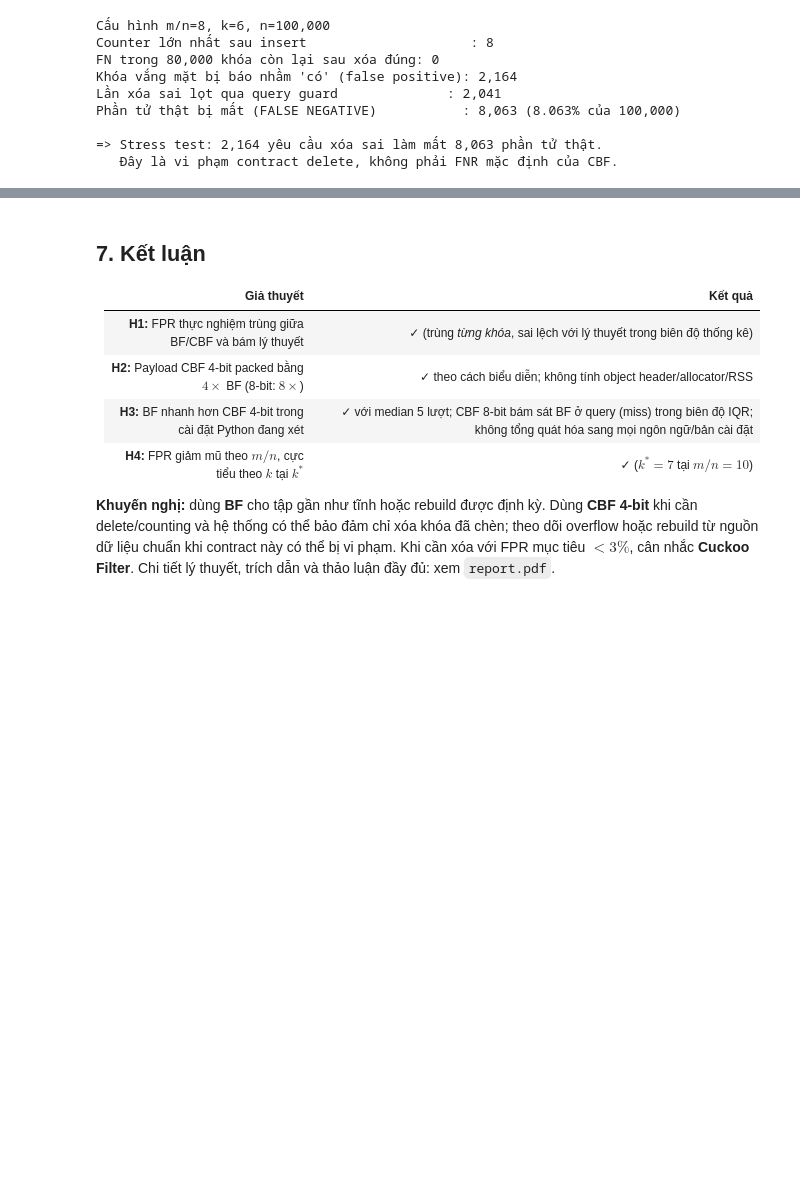
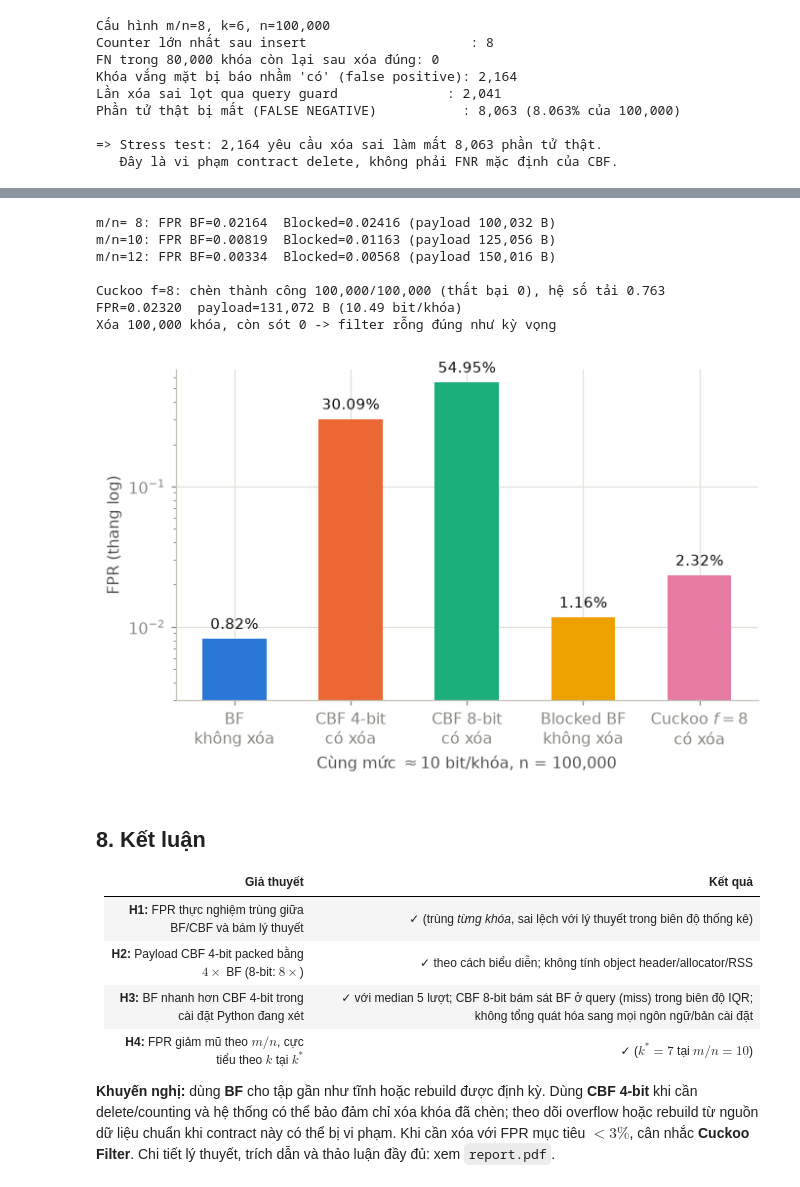
Before and after one commit to duykhanhxx03/data-mining-ex, a Jupyter notebook: thuc_nghiem.ipynb, the cells around one changed output, grey strips where cells are left out. Drawn from its saved outputs; the diff is of its cells as text; code cells hidden in the pictures; blank space fills up the shorter version.

```diff
--- a/thuc_nghiem.ipynb
+++ b/thuc_nghiem.ipynb
@@ -505,5 +611,66 @@ Phần tử thật bị mất (FALSE NEGATIVE)           : 8,063 (8.063% của 1
+# %%
+# --- Blocked BF vs BF chuan: FPR o cung m, k ---
+blk_rows = []
+for r in (8, 10, 12):
+    m, k = r * N, optimal_k(r * N, N)
+    bf_s, blk = BloomFilter(m, k), BlockedBloomFilter(m, k)
+    for x in PRESENT:
+        bf_s.insert(x); blk.insert(x)
+    row = dict(ratio=r, fpr_bf=measure_fpr(bf_s, ABSENT),
+               fpr_blk=measure_fpr(blk, ABSENT), mem_blk=blk.memory_bytes())
+    blk_rows.append(row)
+    print(f"m/n={r:>2}: FPR BF={row['fpr_bf']:.5f}  Blocked={row['fpr_blk']:.5f} "
+          f"(payload {row['mem_blk']:,} B)")
+blk10 = next(r for r in blk_rows if r["ratio"] == 10)
+
+# --- Cuckoo Filter: fingerprint 8 bit, 2^15 bucket x 4 cho ---
+ck = CuckooFilter(1 << 15, fp_bits=8)
+t0 = time.perf_counter()
+ok = sum(ck.insert(x) for x in PRESENT)
+ck_ins = N / (time.perf_counter() - t0)
+ck_load = ck.load_factor()
+ck_fpr = measure_fpr(ck, ABSENT)
+ck_q = timed_once(ck.query, ABSENT)
+t0 = time.perf_counter()
+deleted = sum(ck.delete(x) for x in PRESENT)
+ck_del = N / (time.perf_counter() - t0)
+ck_leftover = sum(1 for x in PRESENT if ck.query(x))
+print(f"\nCuckoo f=8: chèn thành công {ok:,}/{N:,} (thất bại {ck.failed}), "
+      f"hệ số tải {ck_load:.3f}")
+print(f"FPR={ck_fpr:.5f}  payload={ck.memory_bytes():,} B "
+      f"({8 * ck.memory_bytes() / N:.2f} bit/khóa)")
+print(f"Xóa {deleted:,} khóa, còn sót {ck_leftover} -> filter rỗng đúng như kỳ vọng")
+
+# --- bieu do: FPR o cung ~10 bit/khoa ---
+q10 = e1.set_index("ratio").loc[10]
+names = ["BF\nkhông xóa", "CBF 4-bit\ncó xóa", "CBF 8-bit\ncó xóa",
+         "Blocked BF\nkhông xóa", "Cuckoo $f{=}8$\ncó xóa"]
+vals = [q10.fpr_emp, float(e3.set_index("cấu_trúc").loc["CBF 4-bit", "FPR_đo_được"]),
+        float(e3.set_index("cấu_trúc").loc["CBF 8-bit", "FPR_đo_được"]),
+        blk10["fpr_blk"], ck_fpr]
+cols = [C_BF, C_CBF4, C_CBF8, "#eda100", "#e87ba4"]
+fig, ax = plt.subplots(figsize=(7.0, 4.0))
+bars = ax.bar(names, vals, color=cols, width=0.55)
+for bar, v in zip(bars, vals):
+    ax.text(bar.get_x() + bar.get_width() / 2, v * 1.18, f"{100 * v:.2f}%",
+            ha="center", color=INK, fontsize=10)
+ax.set_yscale("log")
+ax.set_ylim(bottom=3e-3)
+ax.set_ylabel("FPR (thang log)")
+ax.set_xlabel(f"Cùng mức $\\approx$10 bit/khóa, n = {N:,}")
+fig.savefig("fig/variants.png", dpi=200, bbox_inches="tight")
+plt.show()
+# %% [output]
+m/n= 8: FPR BF=0.02164  Blocked=0.02416 (payload 100,032 B)
+m/n=10: FPR BF=0.00819  Blocked=0.01163 (payload 125,056 B)
+m/n=12: FPR BF=0.00334  Blocked=0.00568 (payload 150,016 B)
+
+Cuckoo f=8: chèn thành công 100,000/100,000 (thất bại 0), hệ số tải 0.763
+FPR=0.02320  payload=131,072 B (10.49 bit/khóa)
+Xóa 100,000 khóa, còn sót 0 -> filter rỗng đúng như kỳ vọng
+[figure, added]
 # %% [markdown]
-## 7. Kết luận
+## 8. Kết luận
 
 | Giả thuyết | Kết quả |
 |---|---|
```
Also changed, not shown: parts of 5 cells of this notebook, 14 other files.
